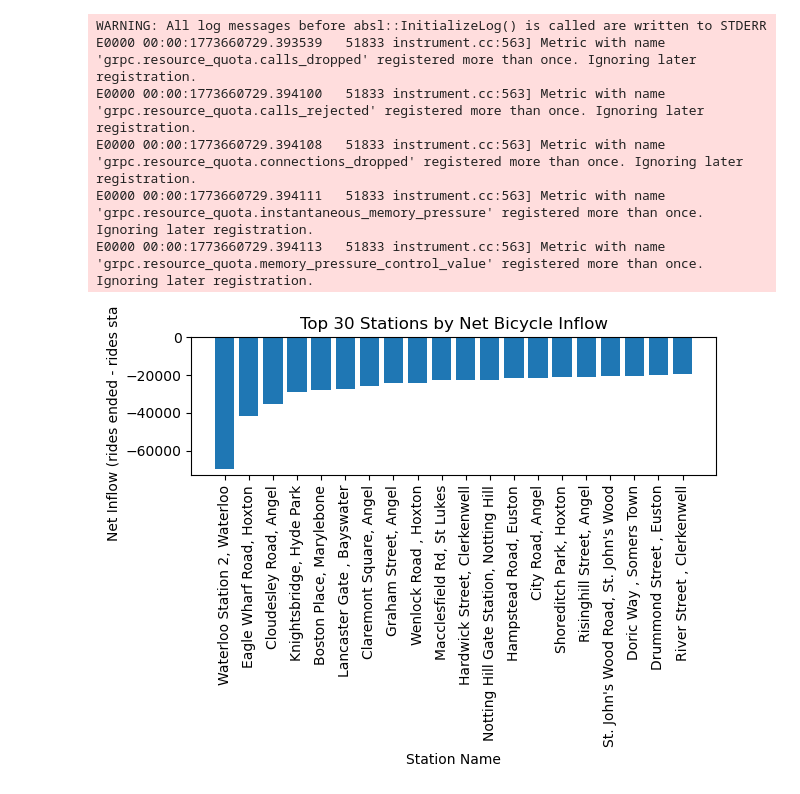
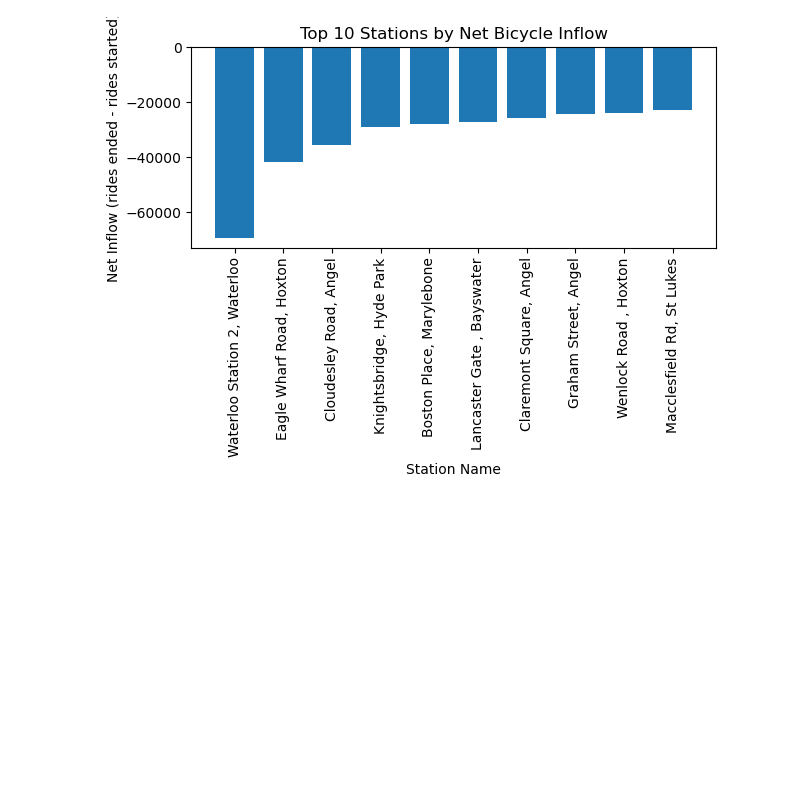
Before and after one commit to khoonseng/NTU_M2_Data_Pipeline, a Jupyter notebook: notebooks/Edmund.ipynb, the cells around one changed output. Drawn from its saved outputs; the diff is of its cells as text; code cells hidden in the pictures; blank space fills up the shorter version.

```diff
--- a/notebooks/Edmund.ipynb
+++ b/notebooks/Edmund.ipynb
@@ -11,54 +11,49 @@ WITH starts AS (
   SELECT b.station_name as start_station_name, COUNT(*) AS start_count
   FROM `bigdata-488403.london_bicycles_star.fact_hire` a
   LEFT JOIN `bigdata-488403.london_bicycles_star.dim_station` b
-  on a.start_station_id = b.station_id
+  ON a.start_station_id = b.station_id
   GROUP BY start_station_name
 ),
 ends AS (
   SELECT d.station_name as end_station_name, COUNT(*) AS end_count
   FROM `bigdata-488403.london_bicycles_star.fact_hire` c
   LEFT JOIN `bigdata-488403.london_bicycles_star.dim_station` d
-  on c.end_station_id = d.station_id
+  ON c.end_station_id = d.station_id
   GROUP BY end_station_name
 )
 SELECT
   COALESCE(s.start_station_name, e.end_station_name) AS station_name,
   COALESCE(start_count, 0) AS rides_started,
   COALESCE(end_count, 0) AS rides_ended,
   COALESCE(end_count, 0) - COALESCE(start_count, 0) AS net_inflow
 FROM starts s
 FULL OUTER JOIN ends e
   ON s.start_station_name = e.end_station_name
-where (COALESCE(end_count, 0) - COALESCE(start_count, 0)) < 0
+  where COALESCE(end_count, 0) - COALESCE(start_count, 0) < 0
 ORDER BY net_inflow ASC
 """
 
 # Run query
 query_job = client.query(query, location="EU")
 
 # Convert to DataFrame
 df = query_job.to_dataframe()
 
-# Limit to top 20 stations for readability
-df_top = df.head(20)
+# Limit to top 10 stations for readability
+df_top = df.head(10)
 
 # Plot bar chart
 plt.figure()
 plt.bar(df_top["station_name"], df_top["net_inflow"])
+#plt.bar(df_top["net_inflow"], df_top["station_name"])
 
-plt.title("Top 30 Stations by Net Bicycle Inflow")
+plt.title("Top 10 Stations by Net Bicycle Inflow")
 plt.xlabel("Station Name")
 plt.ylabel("Net Inflow (rides ended - rides started)")
 
 plt.xticks(rotation=90)
 
 plt.tight_layout()
 plt.show()
 # %% [output]
-WARNING: All log messages before absl::InitializeLog() is called are written to STDERR
-E0000 00:00:1773660729.393539   51833 instrument.cc:563] Metric with name 'grpc.resource_quota.calls_dropped' registered more than once. Ignoring later registration.
-E0000 00:00:1773660729.394100   51833 instrument.cc:563] Metric with name 'grpc.resource_quota.calls_rejected' registered more than once. Ignoring later registration.
-E0000 00:00:1773660729.394108   51833 instrument.cc:563] Metric with name 'grpc.resource_quota.connections_dropped' registered more than once. Ignoring later registration.
-E0000 00:00:1773660729.394111   51833 instrument.cc:563] Metric with name 'grpc.resource_quota.instantaneous_memory_pressure' registered more than once. Ignoring later registration.
-E0000 00:00:1773660729.394113   51833 instrument.cc:563] Metric with name 'grpc.resource_quota.memory_pressure_control_value' registered more than once. Ignoring later registration.
-[figure, old version]
+[figure, new version]
```
